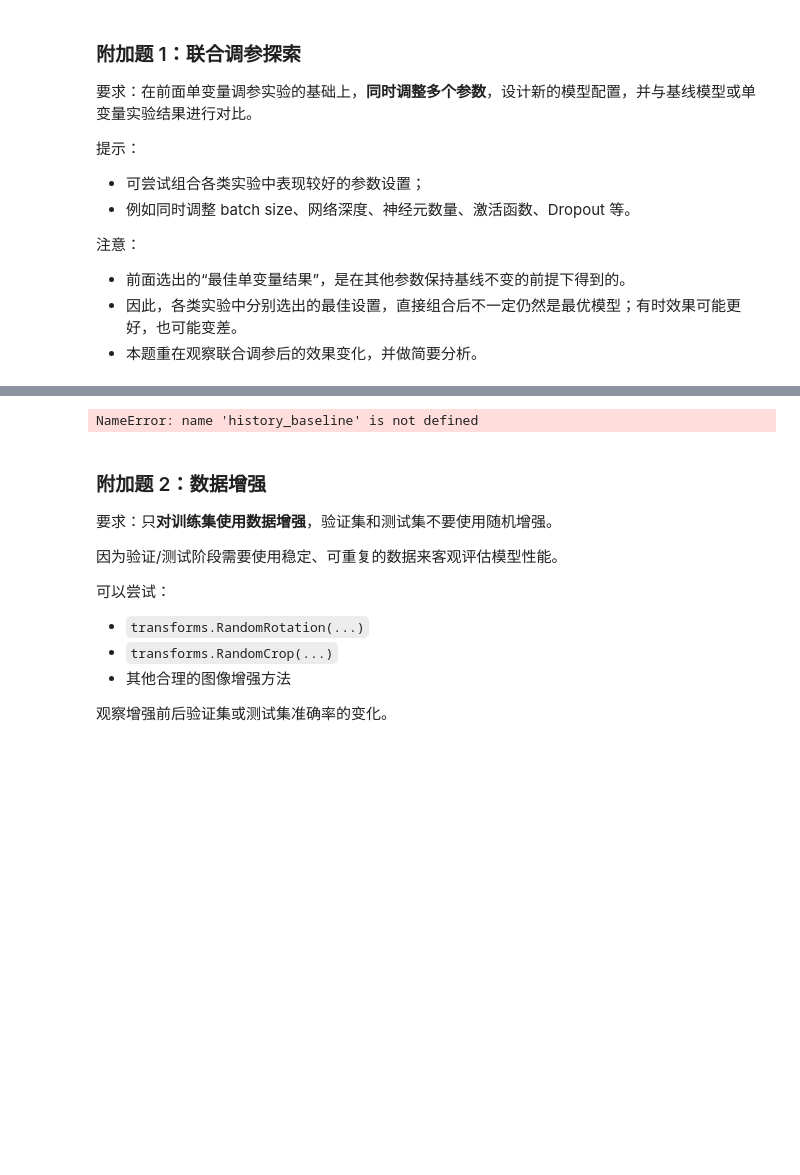
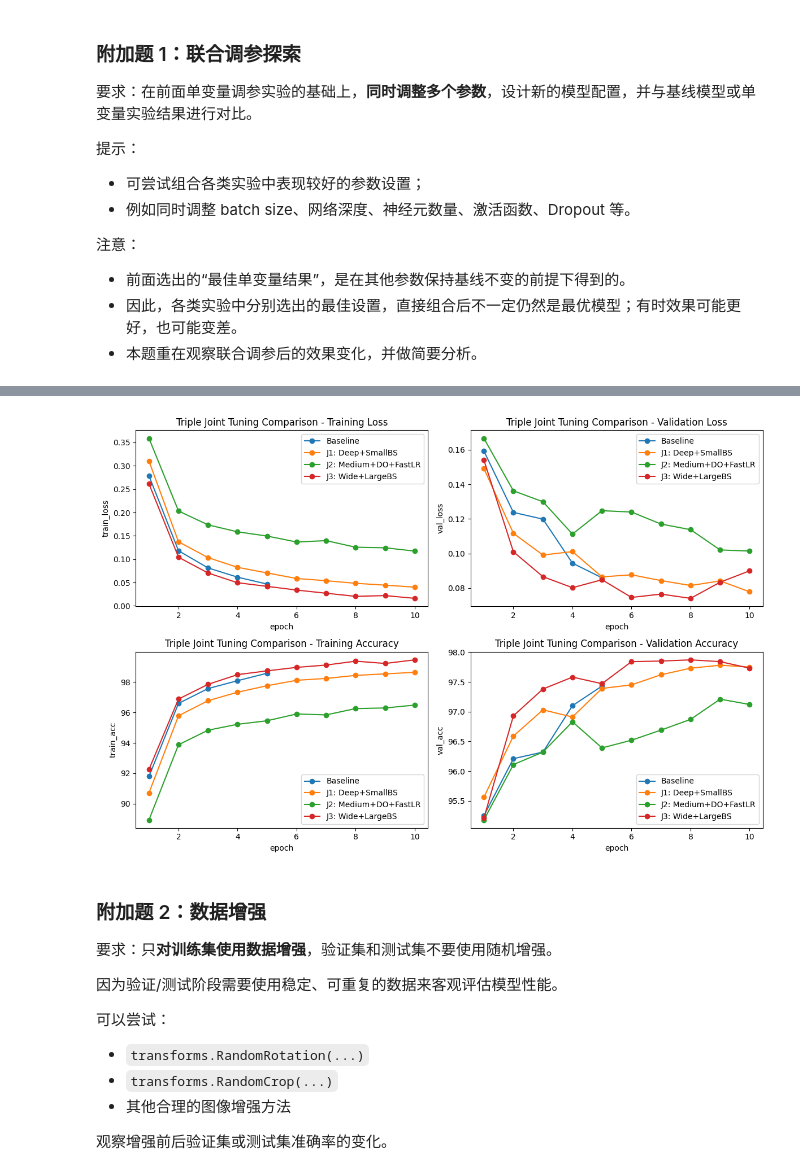
Before and after one commit to ZCK17/ML-lab2, a Jupyter notebook: ml_lab2_pytorch_mnist.ipynb, the cells around one changed output, grey strips where cells are left out. Cells and saved outputs as stored; diff of their text form; code cells hidden in the pictures; blank space fills up the shorter version.

```diff
--- a/ml_lab2_pytorch_mnist.ipynb
+++ b/ml_lab2_pytorch_mnist.ipynb
@@ -1478,40 +1478,60 @@ Final test accuracy: 96.88%
 - 因此，各类实验中分别选出的最佳设置，直接组合后不一定仍然是最优模型；有时效果可能更好，也可能变差。
 - 本题重在观察联合调参后的效果变化，并做简要分析。
 # %%
-# TODO：选做。
-# 尝试联合调参：同时修改多个参数，设计新的模型配置。
+print("==== 开始联合调参实验 (三组对比) ====")
 
-# 假设你之前单变量实验得到的“可能表现较好”的参数池如下：
-# - 网络结构：更深更宽 [256, 128]
-# - 激活函数：relu 或 leaky_relu
-# - Dropout：0.2 或 0.3 (因为网络变深了，需要防止过拟合)
-# - Batch Size：32 (更快的收敛)
-# - 学习率：0.0005 (网络变复杂了，稍微降低学习率让训练更平稳)
-
-print("==== 开始联合调参实验 ====")
-
-model_joint, history_joint, _ = run_experiment(
-    exp_name="Joint_Tuning_Combined",
-    batch_size=32,                  # 【调整】
-    hidden_dims=[256, 128],         # 【调整】增加深度和宽度
-    activation_name="relu",         # 【调整】
-    dropout_p=0.2,                  # 【调整】加入正则化
-    learning_rate=0.0005,           # 【调整】配合更深的网络降低LR
-    epochs=10,                      # 可以适当增加 epoch 观察完整收敛过程
-    verbose=True,
+# 组合 1: 高容量模型 (Deep + Small BS)
+model_j1, history_j1, _ = run_experiment(
+    exp_name="Joint_v1_Deep_SmallBS",
+    batch_size=32,
+    hidden_dims=[256, 128],
+    activation_name="relu",
+    dropout_p=0.2,
+    learning_rate=0.0005,
+    epochs=10,
+    verbose=False
 )
 
-# 准备对比字典 (假设你之前跑过了 baseline_history)
-# 注意：确保 baseline_history 变量在你的环境中是存在的
+# 组合 2: 稳健性尝试 (Medium + Dropout + Fast LR)
+model_j2, history_j2, _ = run_experiment(
+    exp_name="Joint_v2_Dropout_FastLR",
+    batch_size=64,
+    hidden_dims=[128, 128],
+    activation_name="leaky_relu",
+    dropout_p=0.3,
+    learning_rate=0.002,
+    epochs=10,
+    verbose=False
+)
+
+# 组合 3: 宽网络尝试 (Wide + Large BS)
+model_j3, history_j3, _ = run_experiment(
+    exp_name="Joint_v3_Wide_LargeBS",
+    batch_size=128,
+    hidden_dims=[512],
+    activation_name="relu",
+    dropout_p=0.1,
+    learning_rate=0.001,
+    epochs=10,
+    verbose=False
+)
+
+# 整合所有历史记录进行对比
 joint_compare_histories = {
-    "1. Baseline": history_baseline,      # 填入你最初的基线结果
-    "2. Joint Tuning": history_joint      # 填入本次联合调参的结果
+    "Baseline": baseline_history,
+    "J1: Deep+SmallBS": history_j1,
+    "J2: Medium+DO+FastLR": history_j2,
+    "J3: Wide+LargeBS": history_j3
 }
 
-# 打印表格对比
-print("\n[联合调参模型] 最后 3 个 epoch 结果：")
-print_history_table(history_joint, last_n=3)
+# 打印汇总表格查看最后结果
+print("\n[联合调参 J1] 最后 3 个 epoch:")
+print_history_table(history_j1, last_n=3)
+print("\n[联合调参 J2] 最后 3 个 epoch:")
+print_history_table(history_j2, last_n=3)
+print("\n[联合调参 J3] 最后 3 个 epoch:")
+print_history_table(history_j3, last_n=3)
 
-# 绘制曲线对比图
-plot_compare_grid(joint_compare_histories, title_prefix="Joint Tuning vs Baseline")
+# 统一绘图
+plot_compare_grid(joint_compare_histories, title_prefix="Triple Joint Tuning Comparison")
 # %% [output]
@@ -1535,4 +1555,4 @@ Epoch 10/10 | train_loss=0.0402, train_acc=98.63% | val_loss=0.0779, val_acc=97.
-NameError: name 'history_baseline' is not defined
+[figure, added]
 # %% [markdown]
 ### 附加题 2：数据增强
 
```
Also changed, not shown: parts of 30 cells of this notebook.
